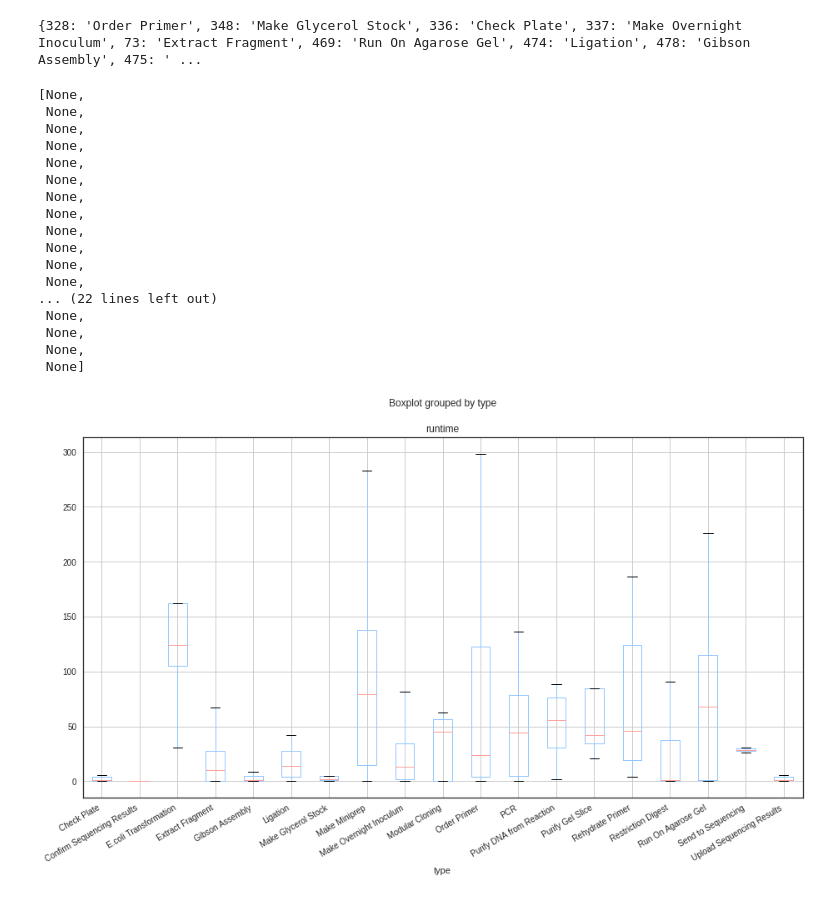
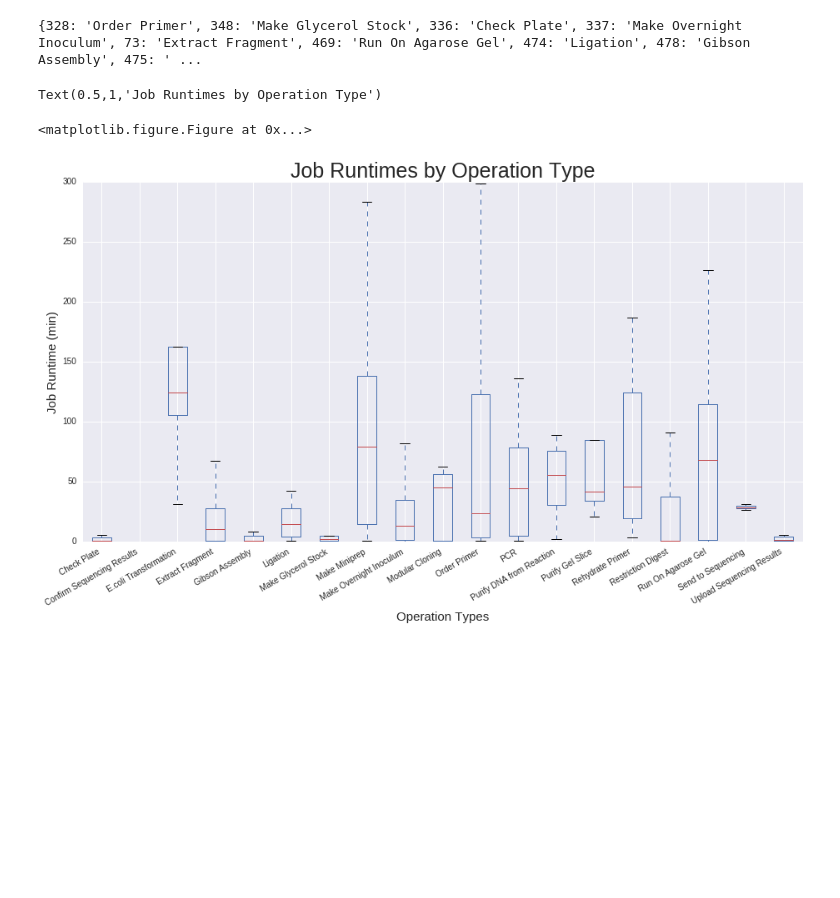
Before and after one commit to emernic/DLN-data-collector, a Jupyter notebook: Data-collection.ipynb, the cells around one changed output. Drawn from its saved outputs; the diff is of its cells as text; code cells hidden in the pictures; blank space fills up the shorter version.

Commit message:
Cleaned up box plot for Jobs

```diff
--- a/Data-collection.ipynb
+++ b/Data-collection.ipynb
@@ -23,7 +23,7 @@ pd.set_option('display.width', 500)
 pd.set_option('display.max_columns', 100)
 pd.set_option('display.notebook_repr_html', True)
 import seaborn as sns #sets up styles and gives us more plotting options
-plt.style.use('seaborn-white')
+plt.style.use('seaborn')
 # %%
 s = AqSession("Nick", "25Me4qvvvv", "http://54.190.2.203")
 s.set_timeout(60)
@@ -422,51 +424,23 @@ find_ot_name = lambda x: ot_names[int(x)]
 # %%
 for_boxplot = job_df_filtered.drop(columns=['id'])
 
 to_min = lambda x: x.total_seconds() / 60.0
 for_boxplot["runtime"] = for_boxplot["runtime"].map(to_min)
 for_boxplot["type"] = for_boxplot["type"].map(find_ot_name)
 
-boxplot = for_boxplot.boxplot(column='runtime', by='type', figsize=(15,8))
+boxplot_fig = plt.figure()
 
-plt.setp(boxplot.get_xticklabels(), rotation=30, horizontalalignment='right')
+boxplot = for_boxplot.boxplot(column='runtime', by='type', figsize=(15,8), )
 
-# multiple box plots on one figure
-# plt.figure()
-# plt.boxplot(for_boxplot)
+plt.suptitle("")
+plt.setp(boxplot.get_xticklabels(), rotation=30, horizontalalignment='right');
 
-# plt.show()
+boxplot_fig.suptitle("")
 
-# for_boxplot = for_boxplot.groupby(['type'])
-
-# for_boxplot.plot(kind='box')
-
-#for_boxplot.set_index('type', inplace=True)
-
-#print(for_boxplot)
-
-#plt.plot(for_boxplot['type'], for_boxplot['runtime'])
-
-# hi_volume_airports_pivots = hi_volume_airports.pivot_table(index='flight_date', columns='origin', values='arr_delay')
-# hi_volume_airports_pivots.plot(kind='box', figsize=[16,8])
-
-# pivoted = for_boxplot.pivot_table(columns='type', values='runtime')
-# pivoted.plot(kind='box', figsize=[16,8])
+boxplot.set_xlabel("Operation Types", size=15)
+boxplot.set_ylabel("Job Runtime (min)", size=15)
+boxplot.set_title("Job Runtimes by Operation Type", size=25)
 # %% [output]
-[None,
- None,
- None,
- None,
- None,
- None,
- None,
- None,
- None,
- None,
- None,
- None,
-... (22 lines left out)
- None,
- None,
- None,
- None]
+Text(0.5,1,'Job Runtimes by Operation Type')
+<matplotlib.figure.Figure at 0x...>
-[figure, old version]
+[figure, new version]
```
Also changed, not shown: parts of 3 cells of this notebook.
